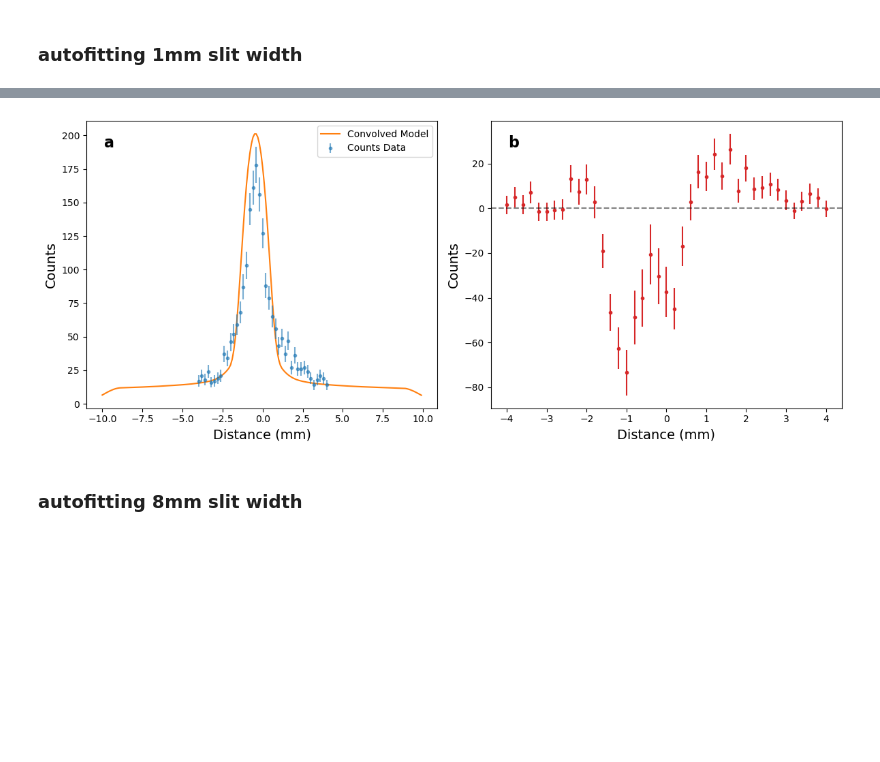
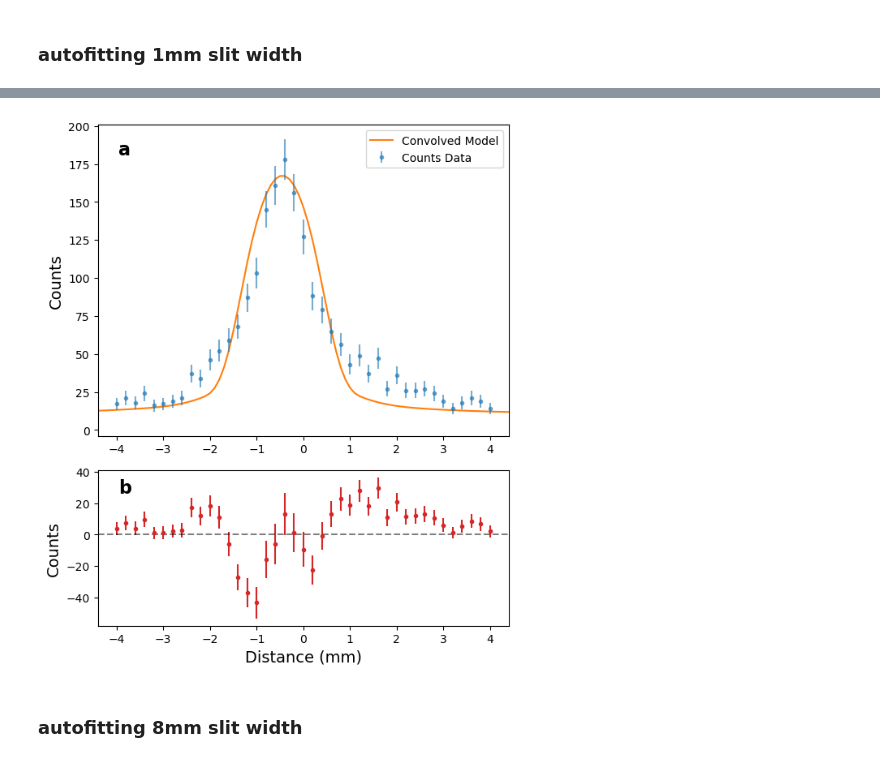
Before and after one commit to MarkZhit/PHYS409-PET, a Jupyter notebook: AlphaDetermination.ipynb, the cells around one changed output, grey strips where cells are left out. Cells and saved outputs as stored; diff of their text form; code cells hidden in the pictures; blank space fills up the shorter version.

Commit message:
Added a vertical stacking for linescan model + residual graphs

```diff
--- a/AlphaDetermination.ipynb
+++ b/AlphaDetermination.ipynb
@@ -599,7 +600,8 @@ Reduced Chi-Squared: 7.0246
 # %%
-m.displayModelDataLinescan(x_scan_1, model_interpolated_1, dist_array_1, counts_array_1, ucounts_array_1, "autofitting w=1mm lead linescan.png")
+# m.displayModelDataLinescan(x_scan_1, model_interpolated_1, dist_array_1, counts_array_1, ucounts_array_1, "autofitting w=1mm lead linescan.png")
+m.displayModelDataLinescanVert(x_scan_1, model_interpolated_1, dist_array_1, counts_array_1, ucounts_array_1, "autofitting w=1mm lead linescan - vertical.png")
 # %% [output]
-[figure, old version]
+[figure, new version]
 # %% [markdown]
 ### autofitting 8mm slit width
 # %%
```
Also changed, not shown: parts of 16 cells of this notebook, 15 other files.
